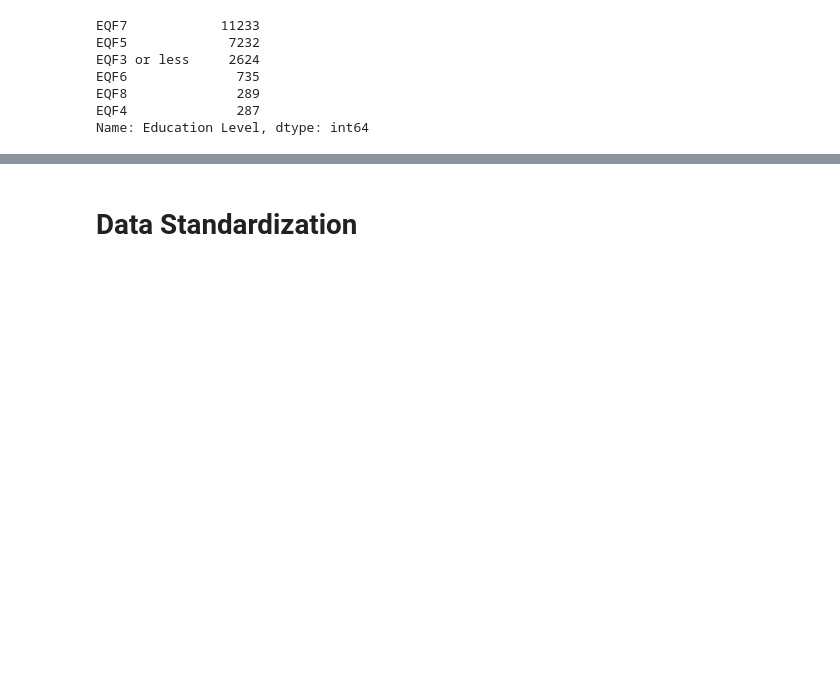
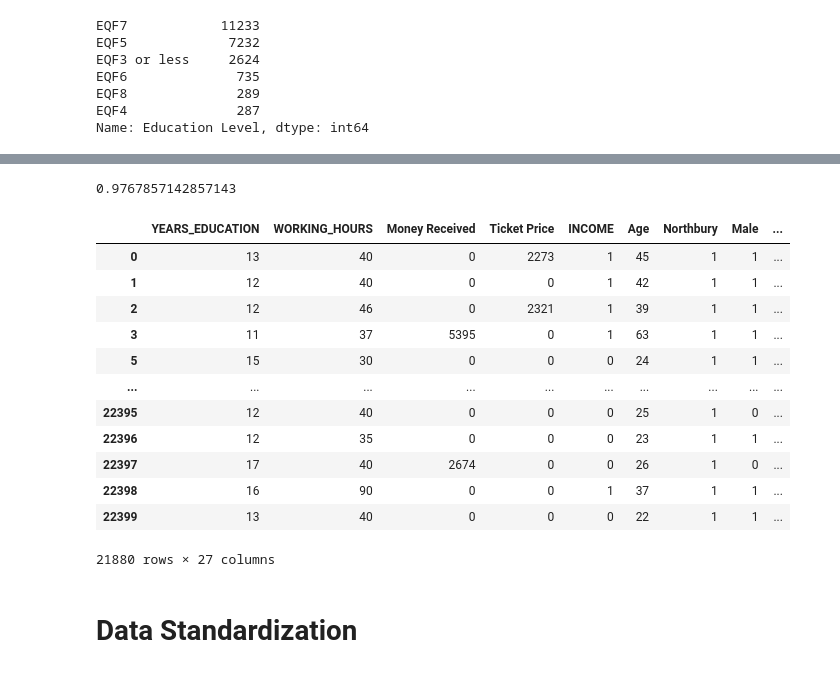
Before and after one commit to martaldsantos/newland_project, a Jupyter notebook: ML_Project-checkpoint.ipynb, the cells around one changed output, grey strips where cells are left out. Cells and saved outputs as stored; diff of their text form; code cells hidden in the pictures; blank space fills up the shorter version.

```diff
--- a/ML_Project-checkpoint.ipynb
+++ b/ML_Project-checkpoint.ipynb
@@ -873,0 +925,4 @@ train = train_encoding.copy()
+# %%
+train[(~(filters_train))].shape[0] /train.shape[0]
+# %% [output]
+0.9767857142857143
@@ -874,3 +931,19 @@ train = train_encoding.copy()
+# %%
+train
+# %% [output]
+|  | YEARS_EDUCATION | WORKING_HOURS | Money Received | Ticket Price | INCOME | Age | Northbury | Male | ... |
+| 0 | 13 | 40 | 0 | 2273 | 1 | 45 | 1 | 1 | ... |
+| 1 | 12 | 40 | 0 | 0 | 1 | 42 | 1 | 1 | ... |
+| 2 | 12 | 46 | 0 | 2321 | 1 | 39 | 1 | 1 | ... |
+| 3 | 11 | 37 | 5395 | 0 | 1 | 63 | 1 | 1 | ... |
+| 5 | 15 | 30 | 0 | 0 | 0 | 24 | 1 | 1 | ... |
+| ... | ... | ... | ... | ... | ... | ... | ... | ... | ... |
+| 22395 | 12 | 40 | 0 | 0 | 0 | 25 | 1 | 0 | ... |
+| 22396 | 12 | 35 | 0 | 0 | 0 | 23 | 1 | 1 | ... |
+| 22397 | 17 | 40 | 2674 | 0 | 0 | 26 | 1 | 0 | ... |
+| 22398 | 16 | 90 | 0 | 0 | 1 | 37 | 1 | 1 | ... |
+| 22399 | 13 | 40 | 0 | 0 | 0 | 22 | 1 | 1 | ... |
+21880 rows × 27 columns
 # %% [markdown]
 # **Data Standardization**
 # %% [markdown]
```
Also changed, not shown: parts of 39 cells of this notebook.
